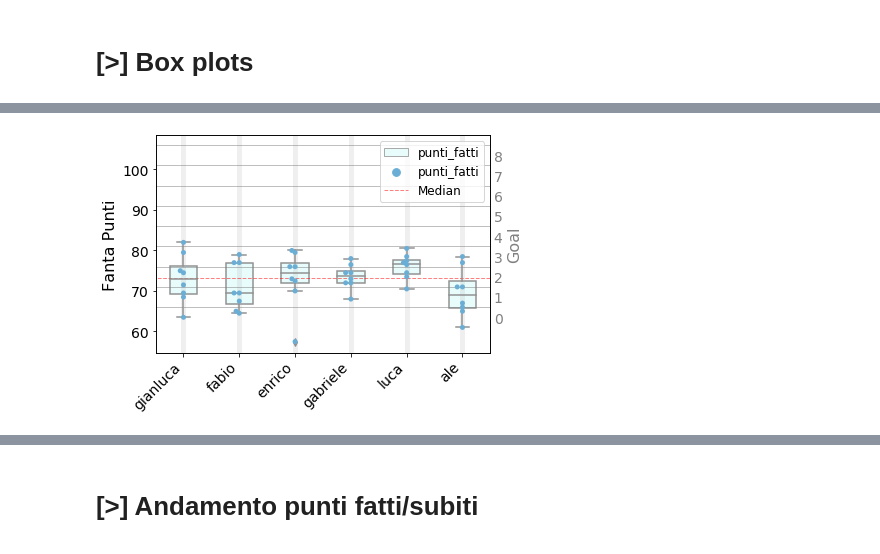
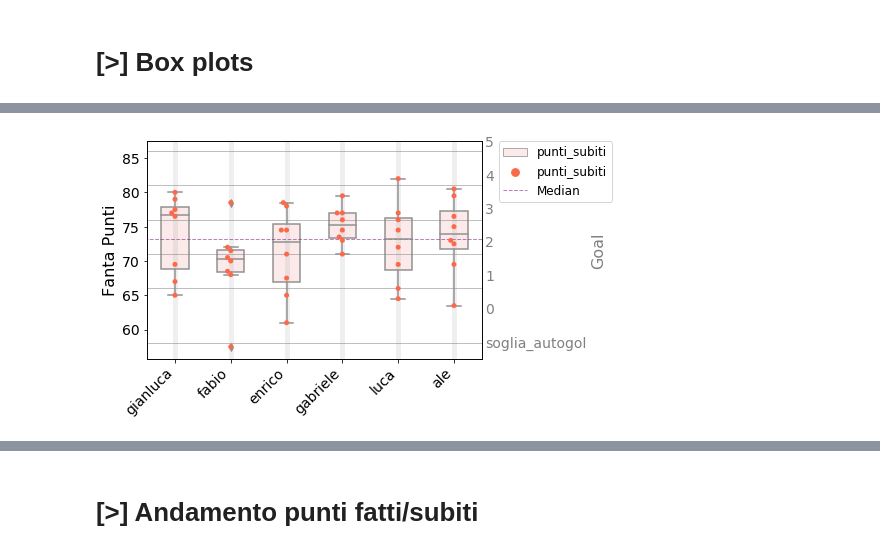
Before and after one commit to matluca/Fantastats, a Jupyter notebook: Fantastats1920.ipynb, the cells around one changed output, grey strips where cells are left out. Cells and saved outputs as stored; diff of their text form; code cells hidden in the pictures.

```diff
--- a/Fantastats1920.ipynb
+++ b/Fantastats1920.ipynb
@@ -5,6 +5,7 @@ import pandas as pd
 import numpy as np
 import matplotlib.pyplot as plt
 import seaborn as sns
+import math
 from IPython.display import display, HTML
 
 from matplotlib import rcParams
@@ -62,10 +63,11 @@ Results = {
 }
 
 # Steps of scored goals, number of players, own goal, low scoring
-goal_marks=np.array([66,71,76,81,86,91,96,101,106])
+#goal_marks=np.array([66,71,76,81,86,91,96,101,106])
+soglia_primo_goal=66
 step=5
+soglia_autogol=58
 n_giocatori=len(Teams)
-soglia_autogol=58
 low_score=62
 
 ### Utility functions ################################################
@@ -73,9 +75,7 @@ def get_goal(fp,fpsub):
     '''Return number of goals given fantapoints'''
     goal_counter = 0
     if fpsub < soglia_autogol: goal_counter = goal_counter+1
-    for mark in goal_marks:
-        if fp<mark: return goal_counter
-        goal_counter = goal_counter+1
+    if fp>=soglia_primo_goal: goal_counter=goal_counter+math.floor((fp-soglia_primo_goal)/step)+1
     return goal_counter
 
 def pti_guadagnati_diff(fp,fpsub,pti):
@@ -838,34 +884,36 @@ def melt_df(variables = ['punti_subiti', 'punti_fatti']):
 # %%
-## Box plot ##############################
-data = melt_df(['punti_fatti'])
+### Box plot ##############################
+data = melt_df(['punti_subiti'])
 
 # box plot
-ax = sns.boxplot(x="Team", y="value", hue="Variable", data=data, color='cyan', whis=1.5, width=0.5)
+ax = sns.boxplot(x="Team", y="value", hue="Variable", data=data, color='r', whis=1.5, width=0.5)
 # draw single datapoints
-ax = sns.swarmplot(x="Team", y="value", hue="Variable", data=data, palette="Blues")
+ax = sns.swarmplot(x="Team", y="value", hue="Variable", data=data, palette="Reds")
 
 ax.set_xticklabels(ax.get_xticklabels(), rotation=45, ha='right')
 #ax.set_ylim(-2,16)
 ax.grid(axis='x', linestyle='-', linewidth=5, alpha=0.2)
 ax.hlines(goal_marks, -1000,1000, 'grey','-', linewidth=1, alpha=0.5)
-ax.hlines(ps_med,-100,100, colors='red', linewidth=1, linestyles='--', alpha=0.5, label='Median')
+ax.hlines(ps_med,-100,100, colors='purple', linewidth=1, linestyles='--', alpha=0.5, label='Median')
 
 
 ax.set_ylabel('Fanta Punti')
 ax.set_xlabel('')
-ax.legend()
+ax.legend(bbox_to_anchor=(1.05, 1), loc=2, borderaxespad=0.)
 
 # secondary y axis
 ax2 = ax.twinx()
 goal = lambda fp: (fp-66)/step + 0.5
-ymin, ymax = ax.get_ylim()
 ax2.set_ylim((goal(ymin),goal(ymax)))
-ax2.set_yticks([0,1,2,3,4,5,6,7,8])
+ax2.set_yticks(goal_numb)
+yticks=goal_numb.tolist()
+yticks[0]='soglia_autogol'
+ax2.set_yticklabels( yticks)
 ax2.set_ylabel('Goal')
 ax2.tick_params(axis='y', colors='grey', length=0)
 ax2.yaxis.label.set_color('grey')
 ax2.plot([],[])
 
 plt.show()
 # %% [output]
-[figure, old version]
+[figure, new version]
```
Also changed, not shown: parts of 4 cells of this notebook.
